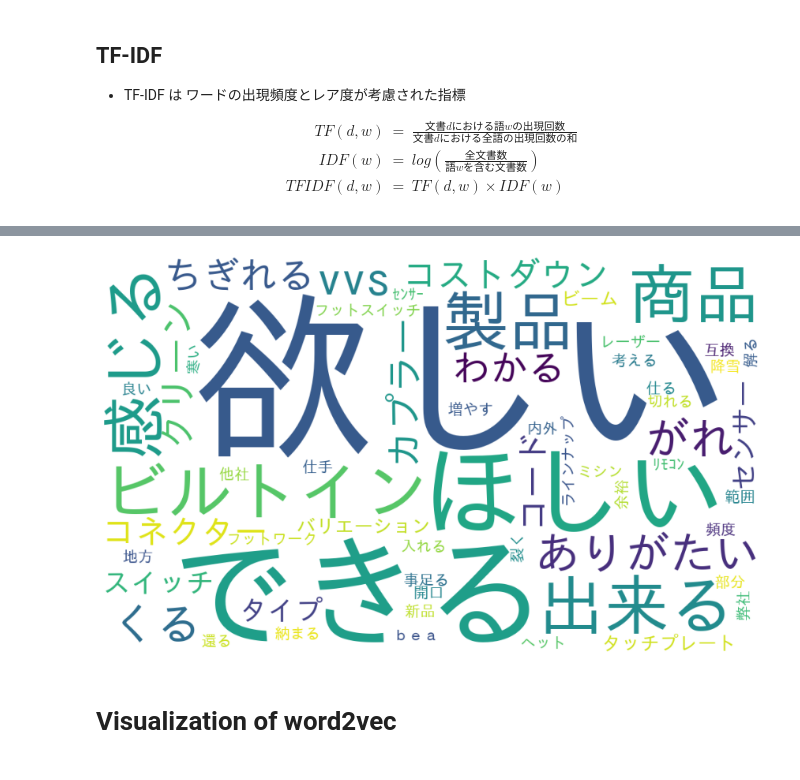
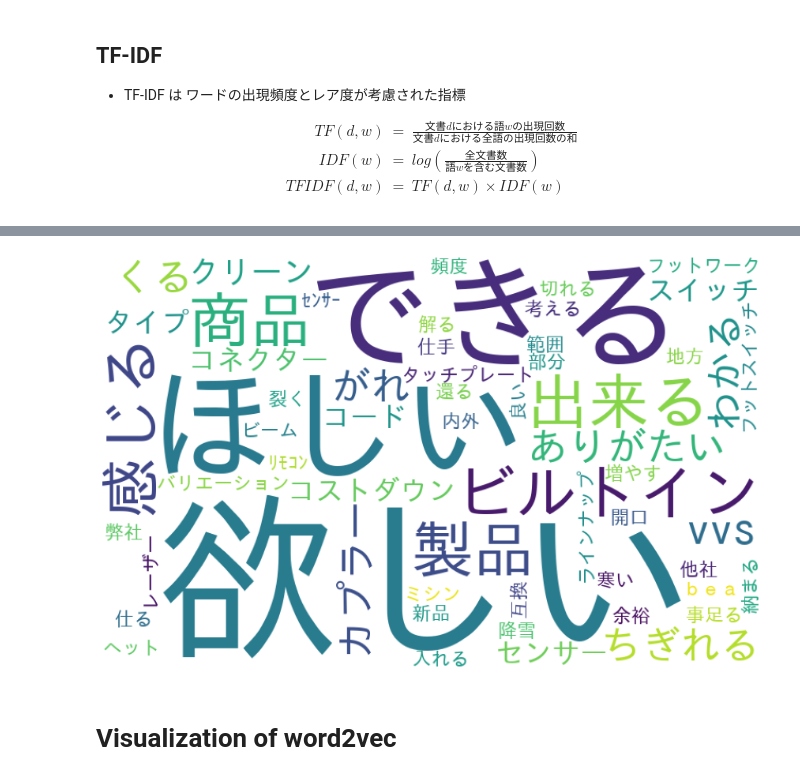
Before and after one commit to hima2b4/Natural-language-processing, a Jupyter notebook: nlplot+word_cloud+TF-IDF+word2vec_csv_data.ipynb, the cells around one changed output, grey strips where cells are left out. Saved outputs shown, nothing was run; the diff lists cells and outputs as text; code cells hidden in the pictures.

```diff
--- a/nlplot+word_cloud+TF-IDF+word2vec_csv_data.ipynb
+++ b/nlplot+word_cloud+TF-IDF+word2vec_csv_data.ipynb
@@ -474,27 +481,27 @@ plt.show()
 # %%
 #@title Word Cloud with Low CS Data (TF-IDF)：🔲型 → #maskの#外すと🍩型に
 tfidf_vec = vectorizer.fit_transform(df_all_low_words).toarray()[0]
 # TF-IDFを辞書化
 tfidf_dict = dict(zip(vectorizer.get_feature_names(), tfidf_vec))
 # 値が正のkeyだけ残す
 tfidf_dict = {k: v for k, v in tfidf_dict.items() if v > 0}
 
 #Word Cloudで画像生成（#max_words, width, heightは任意設定）
 wordcloud = WordCloud(background_color='white',
                       max_words=125,
                       #mask=custom_mask,
                       font_path='/usr/share/fonts/truetype/fonts-japanese-gothic.ttf',
-                      width=1000,
-                      height=600,
+                      width=800,
+                      height=500,
                       ).generate_from_frequencies(tfidf_dict)
 
 #生成した画像の表示
 plt.figure(figsize=(15,10))
 plt.imshow(wordcloud)
 plt.axis("off")
 plt.show()
 # %% [output]
-[figure, old version]
+[figure, new version]
 # %% [markdown]
 # **Visualization of word2vec**
 # %%
```
Also changed, not shown: parts of 12 cells of this notebook.
